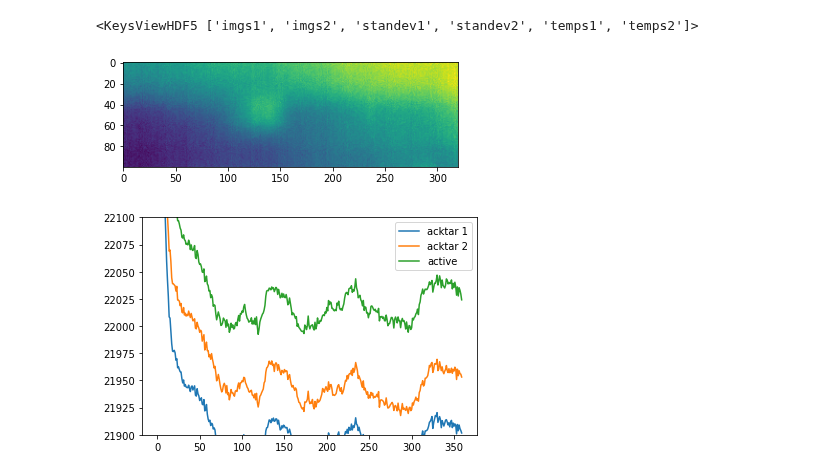
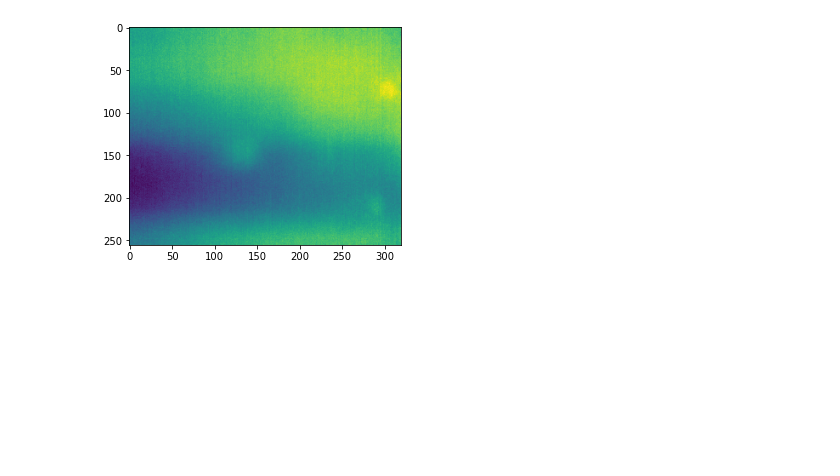
Before and after one commit to Polarization-Lab/IRCSP, a Jupyter notebook: calibration/Acktar_calibration.ipynb, the cells around one changed output. Drawn from its saved outputs; the diff is of its cells as text; code cells hidden in the pictures; blank space fills up the shorter version.

Commit message:
adding more plotting

```diff
--- a/calibration/Acktar_calibration.ipynb
+++ b/calibration/Acktar_calibration.ipynb
@@ -12,23 +10,22 @@ path = "/Users/kirahart/Desktop/BB_test/NUC_3hr_run1_BB50.h5"
-# %%
-a_file = h5py.File(path, "r")
-print(a_file.keys())
-# %% [output]
-<KeysViewHDF5 ['imgs1', 'imgs2', 'standev1', 'standev2', 'temps1', 'temps2']>
-# %%
-with h5py.File(path, 'r') as f:
-    imgs1 = np.array(f['imgs1'])
-    imgs2 = np.array(f['imgs2'])
+# %%
+#path = "/Users/kirahart/Dropbox/BB_test/NUC_3hr_run1_BB"
+path = '/Volumes/KESU/chamber_data/scan1.h5'
+# %%
+with h5py.File(path + "50.h5", 'r') as f:
+    imgs1_50 = np.array(f['imgs1'])
+    imgs2_50 = np.array(f['imgs2'])
+    temps1_50 = np.array(f['temps1'])
+    temps2_50 = np.array(f['temps2'])
+
+with h5py.File(path + "40.h5", 'r') as f:
+    imgs1_40 = np.array(f['imgs1'])
+    imgs2_40 = np.array(f['imgs2'])
+
+with h5py.File(path + "30.h5", 'r') as f:
+    imgs1_30 = np.array(f['imgs1'])
+    imgs2_30 = np.array(f['imgs2'])
 # %%
-plt.imshow(imgs1[20,100:200])
+plt.imshow(imgs1_40[10])
 plt.show()
 # %% [output]
-[figure, old version]
+[figure, new version]
-# %%
-plt.plot(np.mean(imgs1[:,150,50:100],axis = 1),label = "acktar 1")
-plt.plot(np.mean(imgs1[:,150,175:200],axis = 1),label = "acktar 2")
-plt.plot(np.mean(imgs1[:,150,125:150],axis = 1),label = 'active')
-plt.ylim([21900,22100])
-plt.legend()
-plt.show()
-# %% [output]
-[figure, removed]
```
Also changed, not shown: parts of 5 cells of this notebook, 4 other files.
